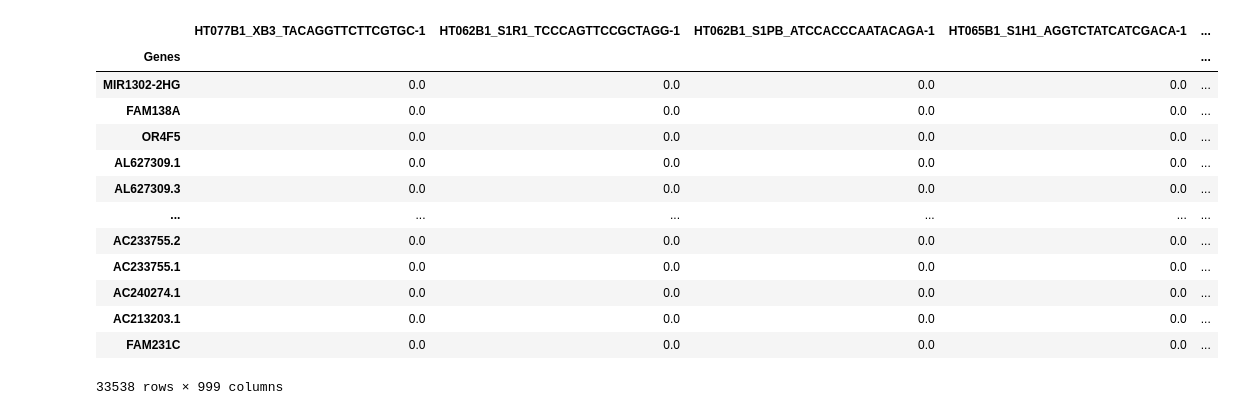
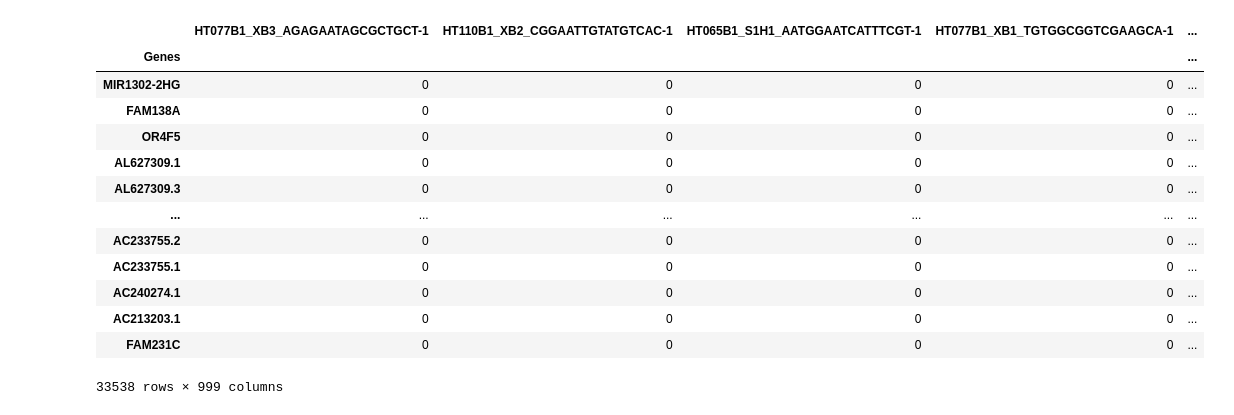
Before and after one commit to ding-lab/pollock, a Jupyter notebook: notebooks/cytotrace check.ipynb, the cells around one changed output. Drawn from its saved outputs; the diff is of its cells as text; code cells hidden in the pictures.

```diff
--- a/notebooks/cytotrace check.ipynb
+++ b/notebooks/cytotrace check.ipynb
@@ -33,26 +33,26 @@ df
 df.to_csv('/data/single_cell_classification/tumor/BR/tumor_expression_counts.txt', sep='\t',
          header=True, index=True)
 # %%
-df = pd.DataFrame(data=f.X, index=f.obs.index, columns=f.var.index)
+df = pd.DataFrame(data=f.X.astype(np.int32), index=f.obs.index, columns=f.var.index)
 idxs = np.arange(df.shape[0])
 np.random.shuffle(idxs)
 df = df.iloc[idxs[:999], :]
 df = df.transpose()
 df
 # %% [output]
-|  | HT077B1_XB3_TACAGGTTCTTCGTGC-1 | HT062B1_S1R1_TCCCAGTTCCGCTAGG-1 | HT062B1_S1PB_ATCCACCCAATACAGA-1 | HT065B1_S1H1_AGGTCTATCATCGACA-1 | ... |
+|  | HT077B1_XB3_AGAGAATAGCGCTGCT-1 | HT110B1_XB2_CGGAATTGTATGTCAC-1 | HT065B1_S1H1_AATGGAATCATTTCGT-1 | HT077B1_XB1_TGTGGCGGTCGAAGCA-1 | ... |
 | Genes |  |  |  |  | ... |
-| MIR1302-2HG | 0.0 | 0.0 | 0.0 | 0.0 | ... |
-| FAM138A | 0.0 | 0.0 | 0.0 | 0.0 | ... |
-| OR4F5 | 0.0 | 0.0 | 0.0 | 0.0 | ... |
-| AL627309.1 | 0.0 | 0.0 | 0.0 | 0.0 | ... |
-| AL627309.3 | 0.0 | 0.0 | 0.0 | 0.0 | ... |
+| MIR1302-2HG | 0 | 0 | 0 | 0 | ... |
+| FAM138A | 0 | 0 | 0 | 0 | ... |
+| OR4F5 | 0 | 0 | 0 | 0 | ... |
+| AL627309.1 | 0 | 0 | 0 | 0 | ... |
+| AL627309.3 | 0 | 0 | 0 | 0 | ... |
 | ... | ... | ... | ... | ... | ... |
-| AC233755.2 | 0.0 | 0.0 | 0.0 | 0.0 | ... |
-| AC233755.1 | 0.0 | 0.0 | 0.0 | 0.0 | ... |
-| AC240274.1 | 0.0 | 0.0 | 0.0 | 0.0 | ... |
-| AC213203.1 | 0.0 | 0.0 | 0.0 | 0.0 | ... |
-| FAM231C | 0.0 | 0.0 | 0.0 | 0.0 | ... |
+| AC233755.2 | 0 | 0 | 0 | 0 | ... |
+| AC233755.1 | 0 | 0 | 0 | 0 | ... |
+| AC240274.1 | 0 | 0 | 0 | 0 | ... |
+| AC213203.1 | 0 | 0 | 0 | 0 | ... |
+| FAM231C | 0 | 0 | 0 | 0 | ... |
 33538 rows × 999 columns
 # %%
 df.to_csv('/data/single_cell_classification/tumor/BR/tumor_expression_counts_short.txt', sep='\t',
```
Also changed, not shown: parts of 2 cells of this notebook, 1 other file.
